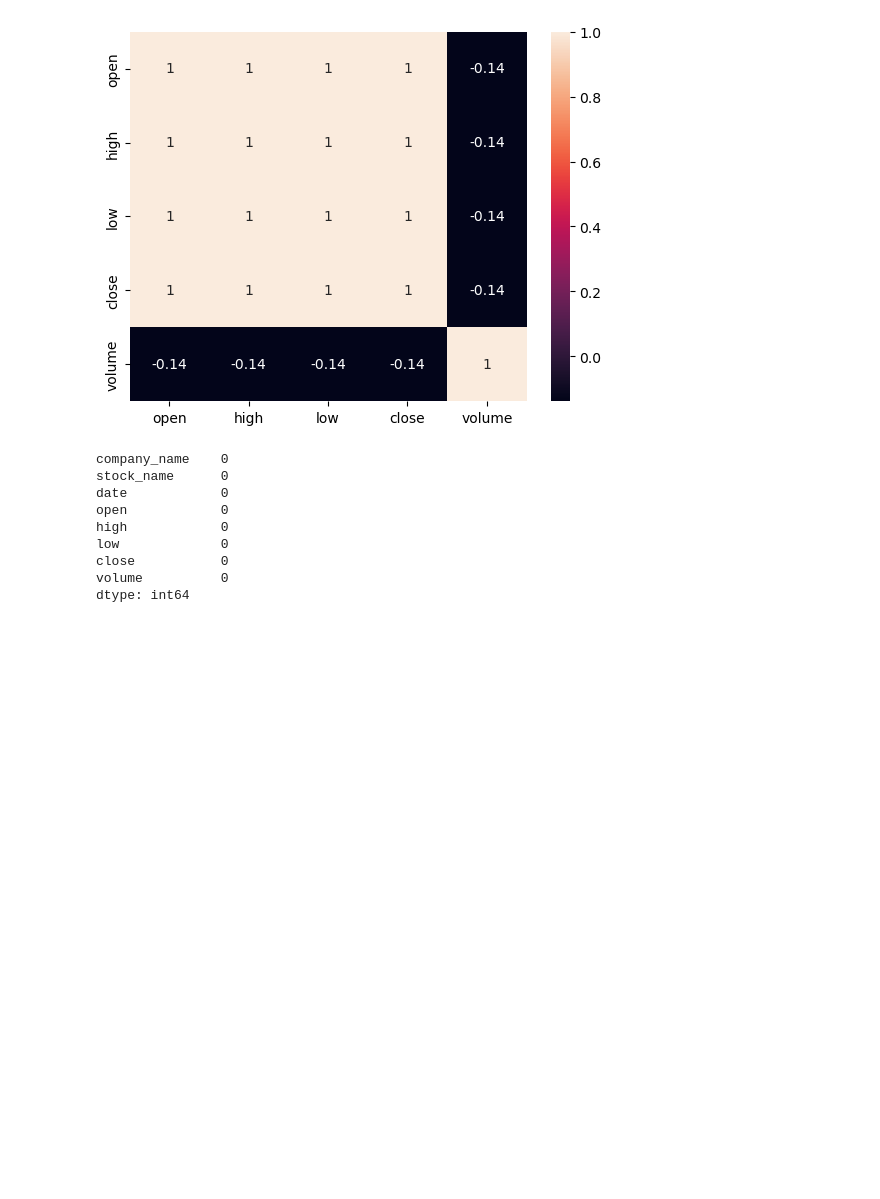
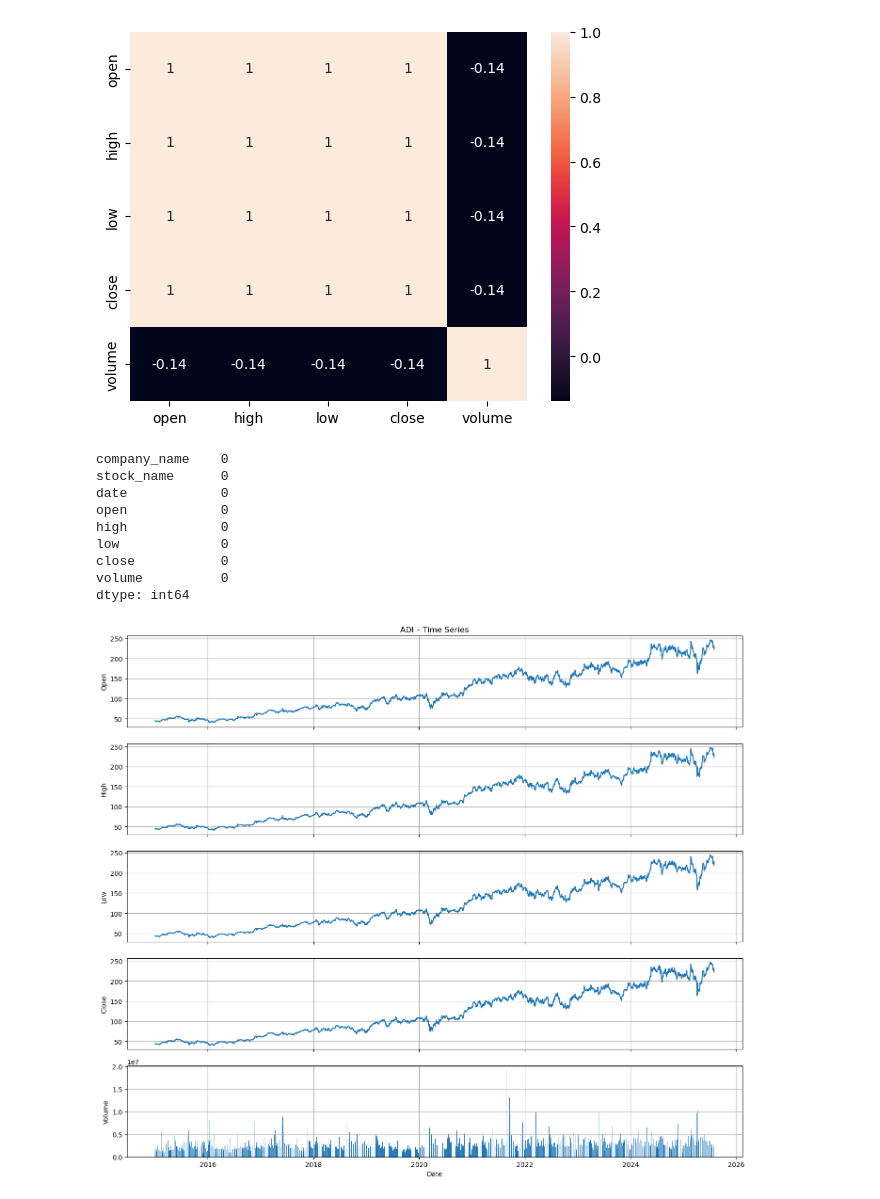
Before and after one commit to ADARSH1496/semiconductor-sector-data-analysis, a Jupyter notebook: notebooks/semiconductor_sector_data_analysis.ipynb, the cells around one changed output. Drawn from its saved outputs; the diff is of its cells as text; code cells hidden in the pictures; blank space fills up the shorter version.

```diff
--- a/notebooks/semiconductor_sector_data_analysis.ipynb
+++ b/notebooks/semiconductor_sector_data_analysis.ipynb
@@ -179,0 +233,50 @@ dtype: int64
+# %%
+df["date"] = pd.to_datetime(df["date"])
+
+# Filter ADI stock data
+stock_df = (
+    df[df["stock_name"] == "ADI"]
+    .sort_values("date")
+    .reset_index(drop=True)
+)
+
+
+# Subplots
+
+fig, axes = plt.subplots(
+    5, 1,
+    figsize=(14, 12),
+    sharex=True
+)
+
+# Open
+axes[0].plot(stock_df["date"], stock_df["open"])
+axes[0].set_ylabel("Open")
+axes[0].set_title("ADI – Time Series")
+axes[0].grid(True)
+
+# High
+axes[1].plot(stock_df["date"], stock_df["high"])
+axes[1].set_ylabel("High")
+axes[1].grid(True)
+
+# Low
+axes[2].plot(stock_df["date"], stock_df["low"])
+axes[2].set_ylabel("Low")
+axes[2].grid(True)
+
+# Close
+axes[3].plot(stock_df["date"], stock_df["close"])
+axes[3].set_ylabel("Close")
+axes[3].grid(True)
+
+# Volume
+axes[4].bar(stock_df["date"], stock_df["volume"])
+axes[4].set_ylabel("Volume")
+axes[4].set_xlabel("Date")
+axes[4].grid(True)
+
+plt.tight_layout()
+plt.show()
+# %% [output]
+[figure, added]
```
Also changed, not shown: parts of 1 cell of this notebook.
